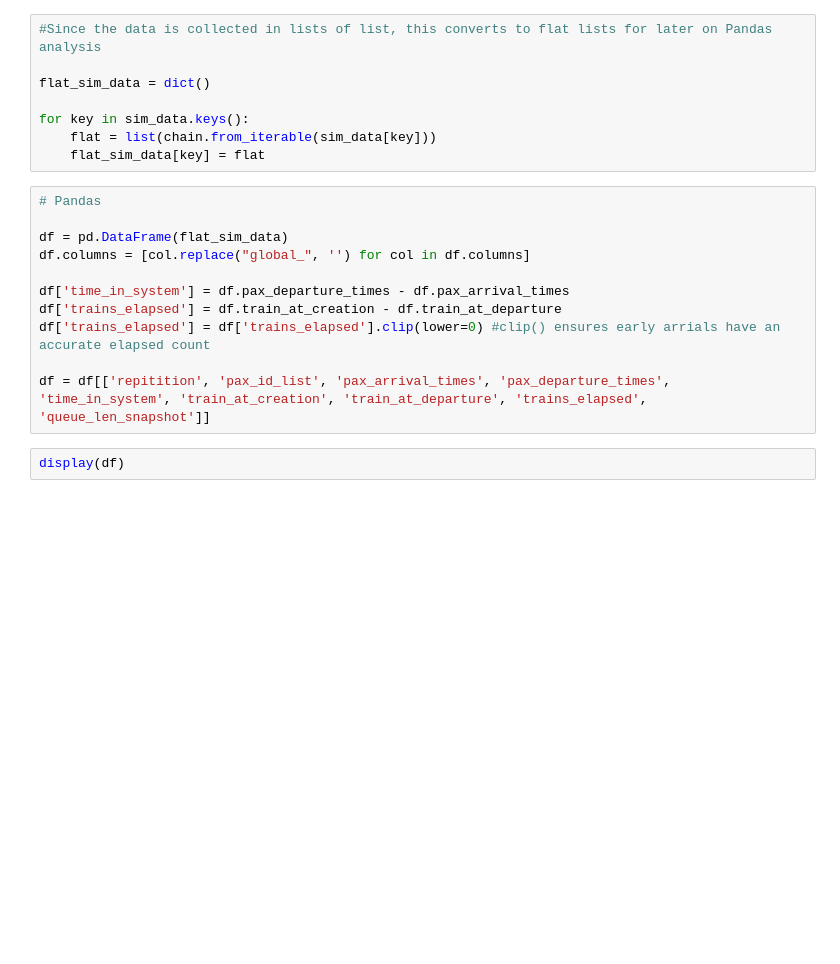
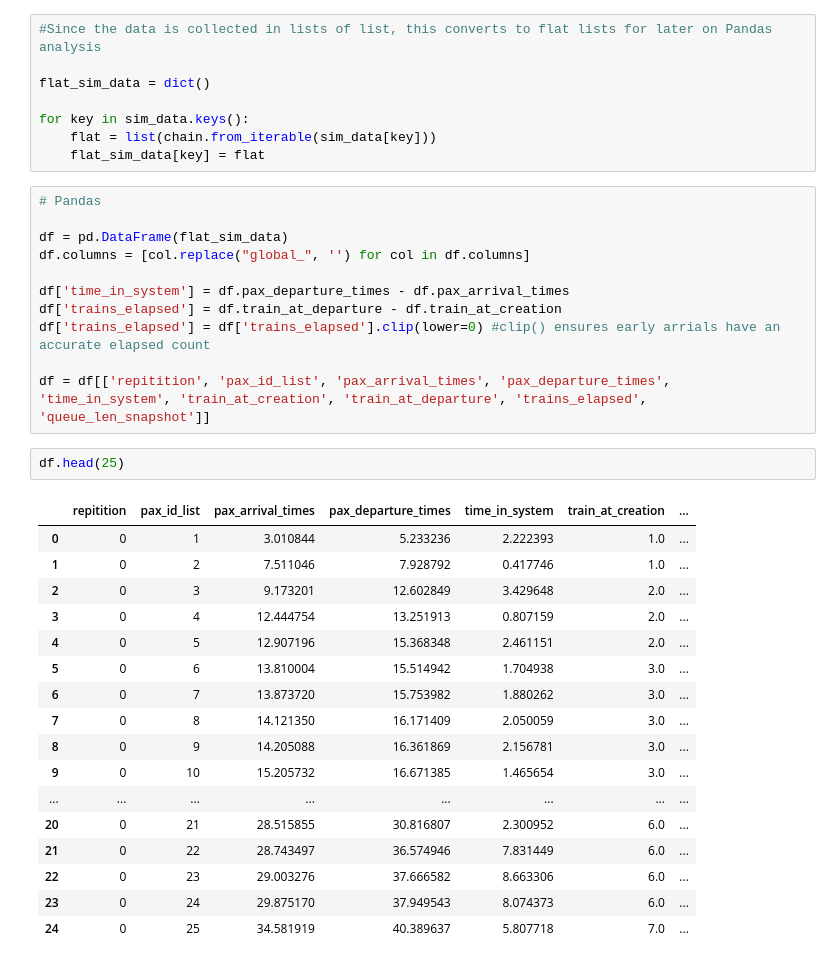
Before and after one commit to ryanuaj2-byte/isye_6644_kolimago_thompson, a Jupyter notebook: project_code_baseline_scenario.ipynb, the cells around one changed output. Cells and saved outputs as stored; diff of their text form; blank space fills up the shorter version.

```diff
--- a/project_code_baseline_scenario.ipynb
+++ b/project_code_baseline_scenario.ipynb
@@ -234,12 +237,30 @@ df = pd.DataFrame(flat_sim_data)
 df.columns = [col.replace("global_", '') for col in df.columns]
 
 df['time_in_system'] = df.pax_departure_times - df.pax_arrival_times
-df['trains_elapsed'] = df.train_at_creation - df.train_at_departure
+df['trains_elapsed'] = df.train_at_departure - df.train_at_creation
 df['trains_elapsed'] = df['trains_elapsed'].clip(lower=0) #clip() ensures early arrials have an accurate elapsed count
 
 df = df[['repitition', 'pax_id_list', 'pax_arrival_times', 'pax_departure_times', 'time_in_system', 'train_at_creation', 'train_at_departure', 'trains_elapsed', 'queue_len_snapshot']]
 # %%
-display(df)
+df.head(25)
+# %% [output]
+|  | repitition | pax_id_list | pax_arrival_times | pax_departure_times | time_in_system | train_at_creation | ... |
+| 0 | 0 | 1 | 3.010844 | 5.233236 | 2.222393 | 1.0 | ... |
+| 1 | 0 | 2 | 7.511046 | 7.928792 | 0.417746 | 1.0 | ... |
+| 2 | 0 | 3 | 9.173201 | 12.602849 | 3.429648 | 2.0 | ... |
+| 3 | 0 | 4 | 12.444754 | 13.251913 | 0.807159 | 2.0 | ... |
+| 4 | 0 | 5 | 12.907196 | 15.368348 | 2.461151 | 2.0 | ... |
+| 5 | 0 | 6 | 13.810004 | 15.514942 | 1.704938 | 3.0 | ... |
+| 6 | 0 | 7 | 13.873720 | 15.753982 | 1.880262 | 3.0 | ... |
+| 7 | 0 | 8 | 14.121350 | 16.171409 | 2.050059 | 3.0 | ... |
+| 8 | 0 | 9 | 14.205088 | 16.361869 | 2.156781 | 3.0 | ... |
+| 9 | 0 | 10 | 15.205732 | 16.671385 | 1.465654 | 3.0 | ... |
+| ... | ... | ... | ... | ... | ... | ... | ... |
+| 20 | 0 | 21 | 28.515855 | 30.816807 | 2.300952 | 6.0 | ... |
+| 21 | 0 | 22 | 28.743497 | 36.574946 | 7.831449 | 6.0 | ... |
+| 22 | 0 | 23 | 29.003276 | 37.666582 | 8.663306 | 6.0 | ... |
+| 23 | 0 | 24 | 29.875170 | 37.949543 | 8.074373 | 6.0 | ... |
+| 24 | 0 | 25 | 34.581919 | 40.389637 | 5.807718 | 7.0 | ... |
 # %%
 #Data Analysis
 avg_sys_by_rep = df.groupby('repitition')['time_in_system'].mean().reset_index()
```
Also changed, not shown: parts of 9 cells of this notebook.
